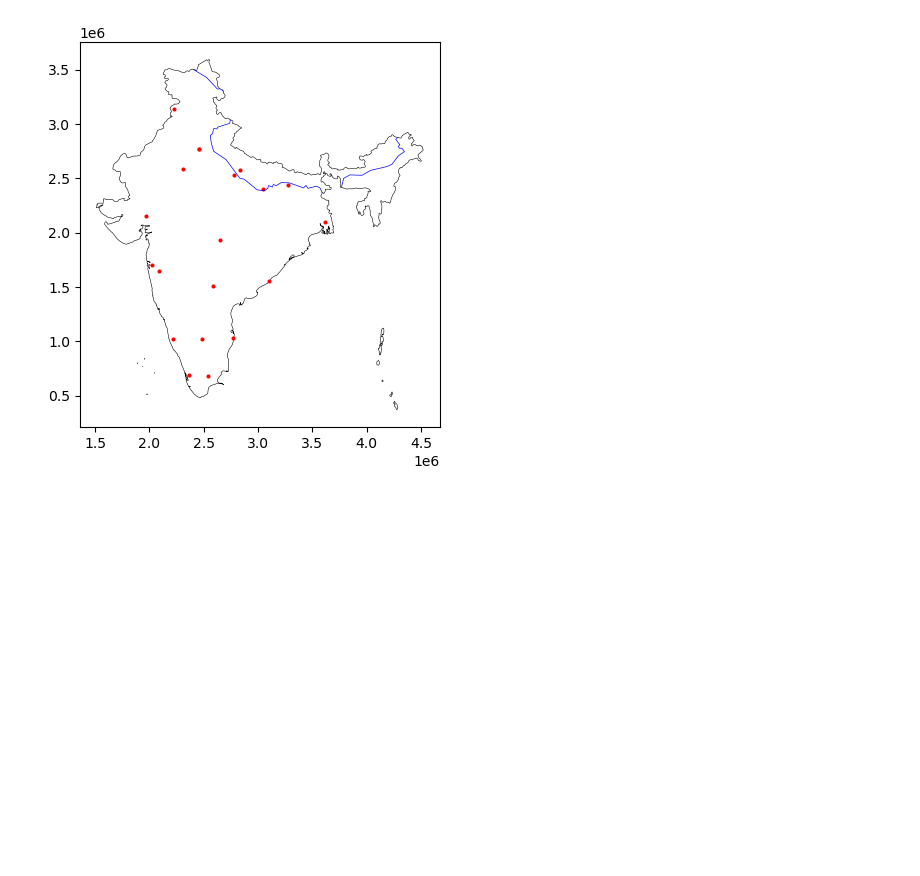
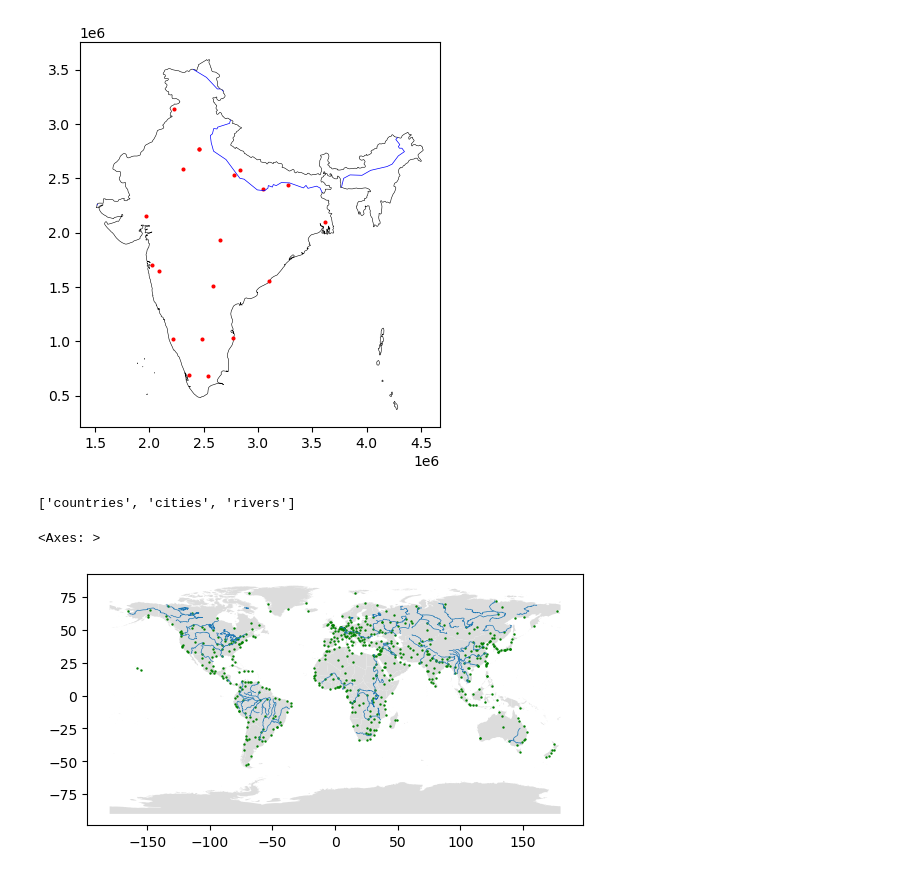
Before and after one commit to gokussj100/simpleplot, a Jupyter notebook: TheGeoDataFrame_intro.ipynb, the cells around one changed output. Saved outputs shown, nothing was run; the diff lists cells and outputs as text; code cells hidden in the pictures; blank space fills up the shorter version.

```diff
--- a/TheGeoDataFrame_intro.ipynb
+++ b/TheGeoDataFrame_intro.ipynb
@@ -576,3 +576,22 @@ plt.savefig(os.path.join("figures",'mapEnd.jpg'))
 countries.to_file(os.path.join("maps","worldmaps.gpkg"), layer='countries', driver="GPKG")
 cities.to_file(os.path.join("maps","worldmaps.gpkg"), layer='cities', driver="GPKG")
 rivers.to_file(os.path.join("maps","worldmaps.gpkg"), layer='rivers', driver="GPKG")
+# %%
+worldmaps='https://github.com/gokussj100/simpleplot/raw/main/maps/worldmaps.gpkg'
+# %%
+from  fiona import listlayers
+
+listlayers(worldmaps)
+# %% [output]
+['countries', 'cities', 'rivers']
+# %%
+countries2=gpd.read_file(worldmaps,layer='countries')
+cities2=gpd.read_file(worldmaps,layer='cities')
+rivers2=gpd.read_file(worldmaps,layer='rivers')
+# %%
+base2= countries.plot(facecolor='gainsboro')
+cities2.plot(ax=base2, markersize=0.5, color='green')
+rivers2.plot(ax=base2, linewidth=0.5)
+# %% [output]
+<Axes: >
+[figure, added]
```
Also changed, not shown: parts of 1 cell of this notebook.
